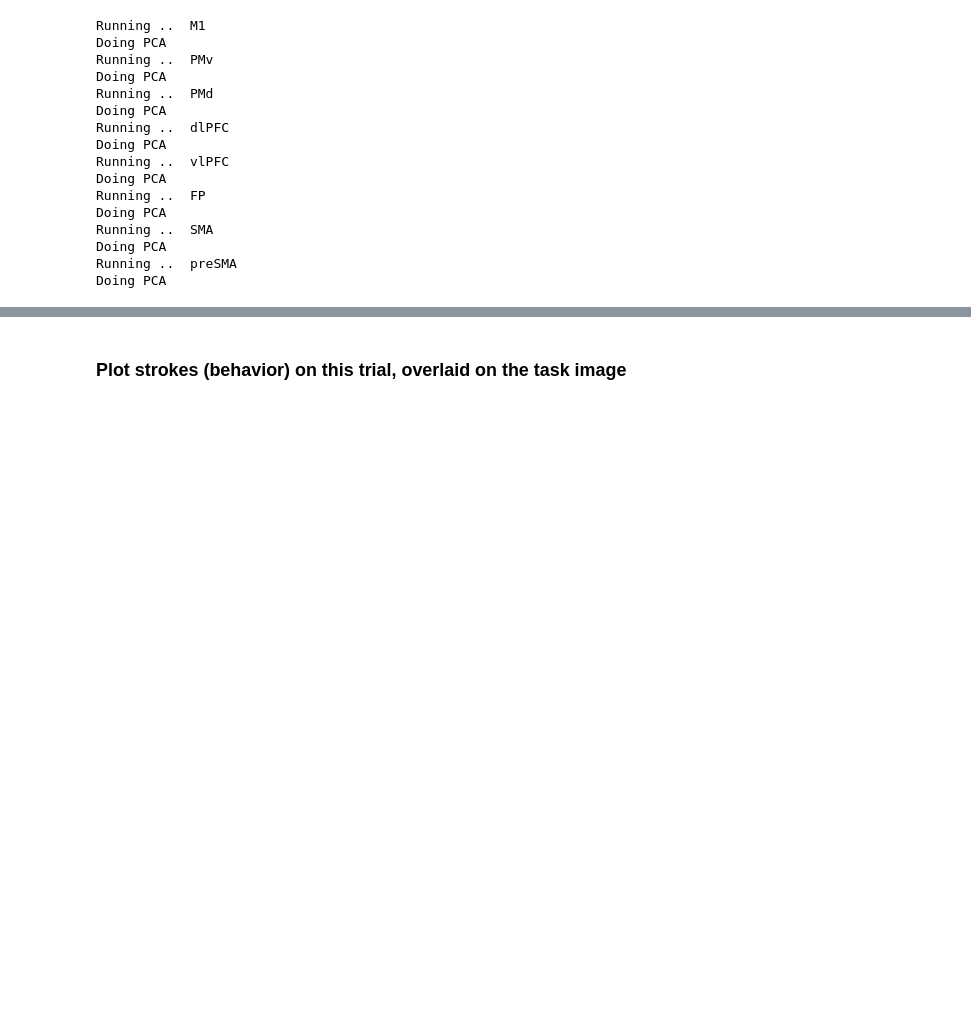
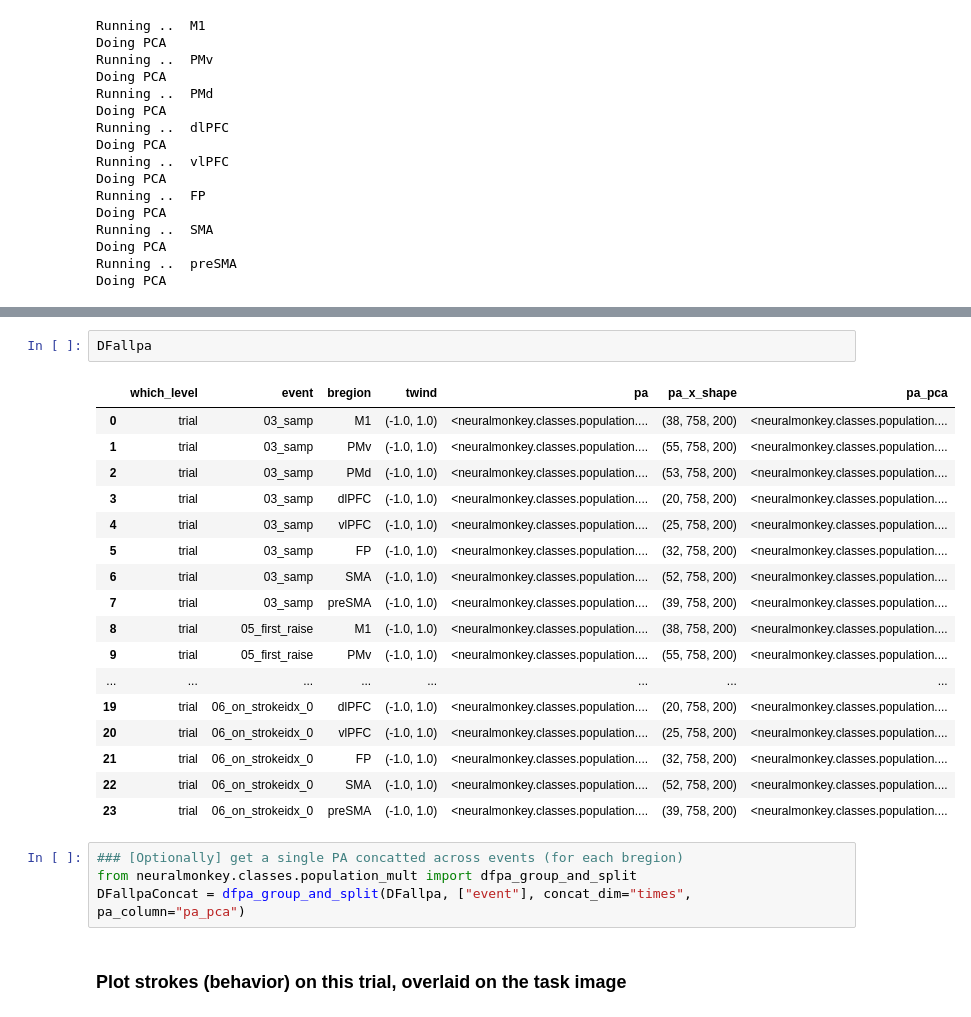
Before and after one commit to lucast4/neuralmonkey, a Jupyter notebook: neuralmonkey/notebooks_tutorials/240531_tutorial_general_good.ipynb, the cells around one changed output, grey strips where cells are left out. Saved outputs shown, nothing was run; the diff lists cells and outputs as text; blank space fills up the shorter version.

Commit message:
added concat mult PA

```diff
--- a/neuralmonkey/notebooks_tutorials/240531_tutorial_general_good.ipynb
+++ b/neuralmonkey/notebooks_tutorials/240531_tutorial_general_good.ipynb
@@ -171,3 +162,27 @@ pa_pca.plotNeurHeat(0)
+# %%
+DFallpa
+# %% [output]
+|  | which_level | event | bregion | twind | pa | pa_x_shape | pa_pca |
+| 0 | trial | 03_samp | M1 | (-1.0, 1.0) | <neuralmonkey.classes.population.... | (38, 758, 200) | <neuralmonkey.classes.population.... |
+| 1 | trial | 03_samp | PMv | (-1.0, 1.0) | <neuralmonkey.classes.population.... | (55, 758, 200) | <neuralmonkey.classes.population.... |
+| 2 | trial | 03_samp | PMd | (-1.0, 1.0) | <neuralmonkey.classes.population.... | (53, 758, 200) | <neuralmonkey.classes.population.... |
+| 3 | trial | 03_samp | dlPFC | (-1.0, 1.0) | <neuralmonkey.classes.population.... | (20, 758, 200) | <neuralmonkey.classes.population.... |
+| 4 | trial | 03_samp | vlPFC | (-1.0, 1.0) | <neuralmonkey.classes.population.... | (25, 758, 200) | <neuralmonkey.classes.population.... |
+| 5 | trial | 03_samp | FP | (-1.0, 1.0) | <neuralmonkey.classes.population.... | (32, 758, 200) | <neuralmonkey.classes.population.... |
+| 6 | trial | 03_samp | SMA | (-1.0, 1.0) | <neuralmonkey.classes.population.... | (52, 758, 200) | <neuralmonkey.classes.population.... |
+| 7 | trial | 03_samp | preSMA | (-1.0, 1.0) | <neuralmonkey.classes.population.... | (39, 758, 200) | <neuralmonkey.classes.population.... |
+| 8 | trial | 05_first_raise | M1 | (-1.0, 1.0) | <neuralmonkey.classes.population.... | (38, 758, 200) | <neuralmonkey.classes.population.... |
+| 9 | trial | 05_first_raise | PMv | (-1.0, 1.0) | <neuralmonkey.classes.population.... | (55, 758, 200) | <neuralmonkey.classes.population.... |
+| ... | ... | ... | ... | ... | ... | ... | ... |
+| 19 | trial | 06_on_strokeidx_0 | dlPFC | (-1.0, 1.0) | <neuralmonkey.classes.population.... | (20, 758, 200) | <neuralmonkey.classes.population.... |
+| 20 | trial | 06_on_strokeidx_0 | vlPFC | (-1.0, 1.0) | <neuralmonkey.classes.population.... | (25, 758, 200) | <neuralmonkey.classes.population.... |
+| 21 | trial | 06_on_strokeidx_0 | FP | (-1.0, 1.0) | <neuralmonkey.classes.population.... | (32, 758, 200) | <neuralmonkey.classes.population.... |
+| 22 | trial | 06_on_strokeidx_0 | SMA | (-1.0, 1.0) | <neuralmonkey.classes.population.... | (52, 758, 200) | <neuralmonkey.classes.population.... |
+| 23 | trial | 06_on_strokeidx_0 | preSMA | (-1.0, 1.0) | <neuralmonkey.classes.population.... | (39, 758, 200) | <neuralmonkey.classes.population.... |
+# %%
+### [Optionally] get a single PA concatted across events (for each bregion)
+from neuralmonkey.classes.population_mult import dfpa_group_and_split
+DFallpaConcat = dfpa_group_and_split(DFallpa, ["event"], concat_dim="times", pa_column="pa_pca")
 # %% [markdown]
 ### Plot strokes (behavior) on this trial, overlaid on the task image
 # %%
```
Also changed, not shown: parts of 4 cells of this notebook.
